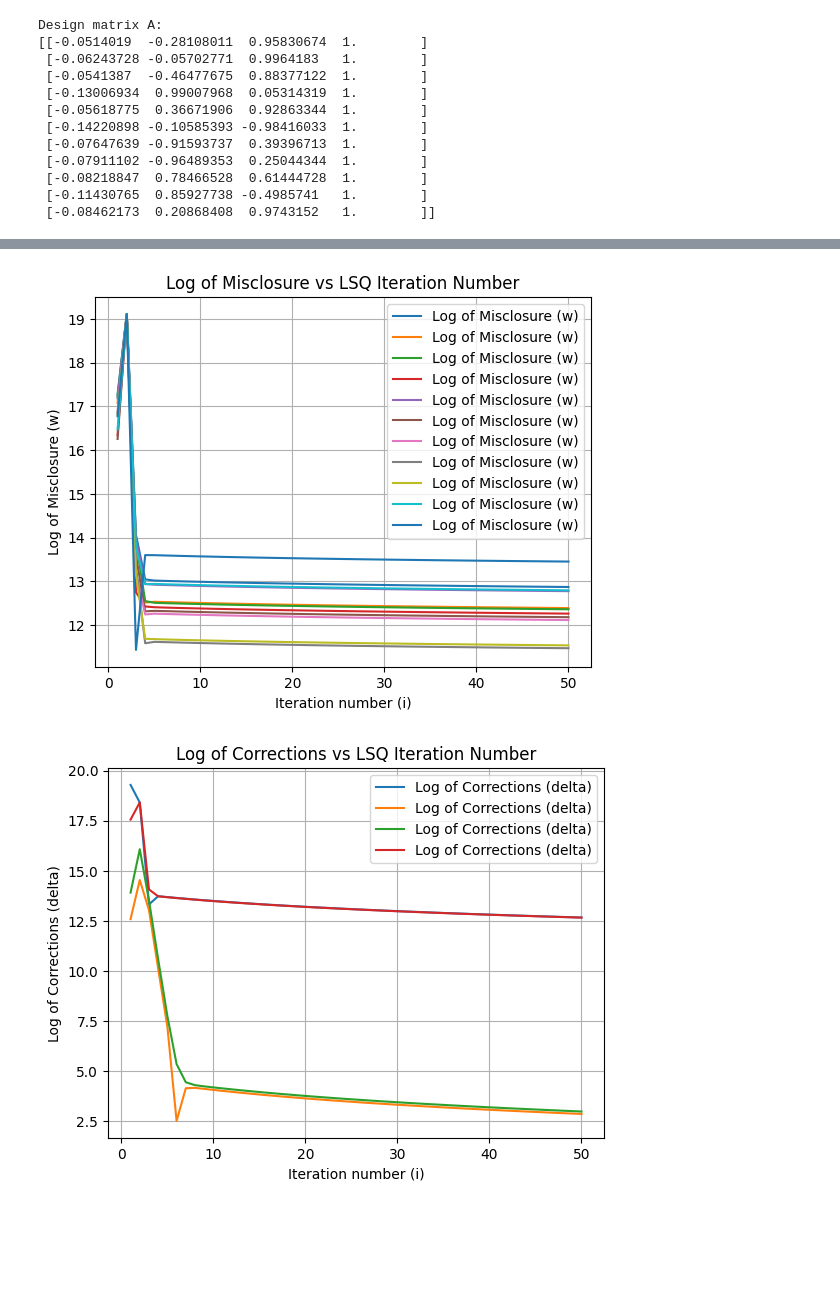
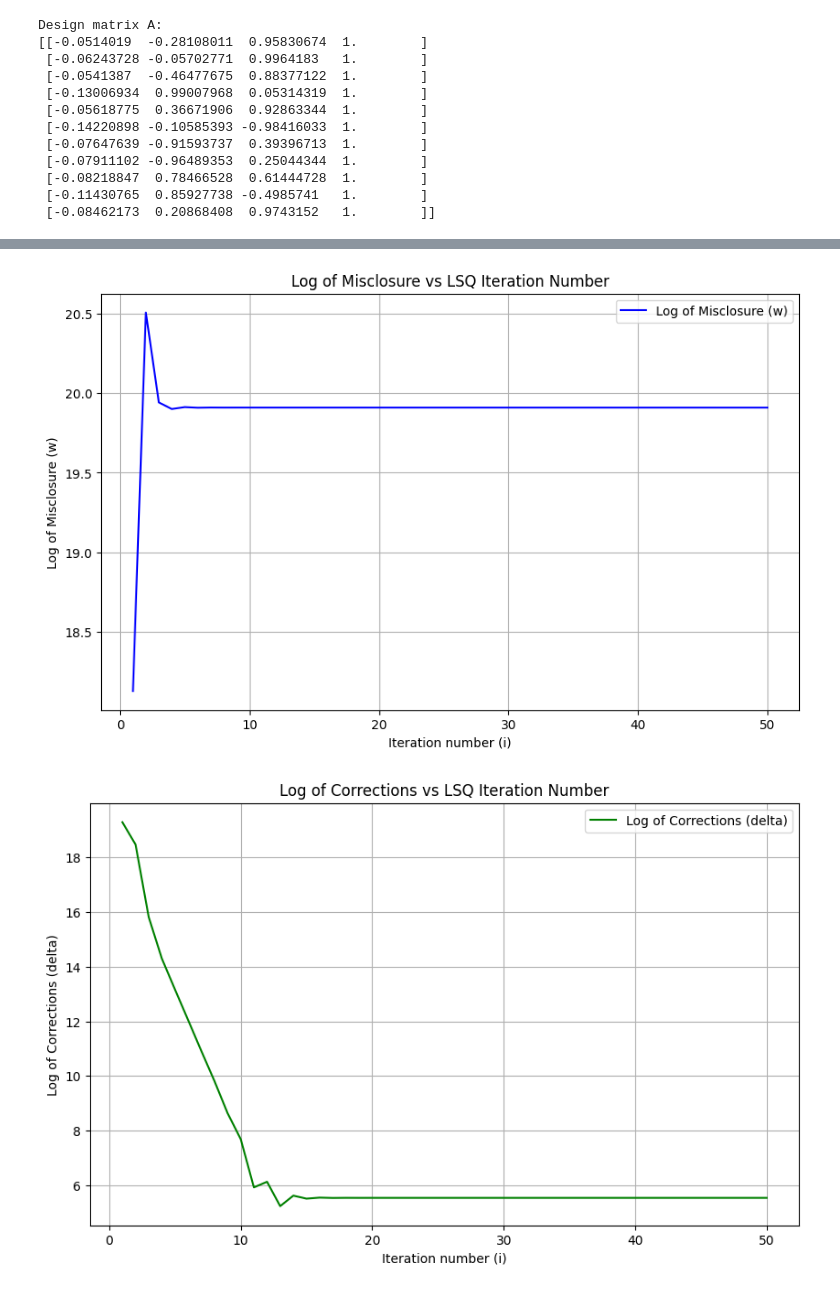
Before and after one commit to Kaushini1408/engg680_2024_fall, a Jupyter notebook: Lab_Assignment2/Assignment2.ipynb, the cells around one changed output, grey strips where cells are left out. Cells and saved outputs as stored; diff of their text form; code cells hidden in the pictures; blank space fills up the shorter version.

```diff
--- a/Lab_Assignment2/Assignment2.ipynb
+++ b/Lab_Assignment2/Assignment2.ipynb
@@ -715,40 +750,43 @@ Number of iterations: 50
 # %%
 # step 12
 # Using the imported matplotlib, plot the following (3 marks in total). Make sure to include proper axes information, legend, grid lines and title.
 
 # 1. Plot log of the misclosure w against the LSQ iteration number i
 # (1 marks)
+import numpy as np
 import matplotlib.pyplot as plt
-plt.figure()
-plt.plot(arr_i, np.log(np.abs(arr_w)), label='Log of Misclosure (w)')
+
+# 1. Plot log of the norm of misclosure w against the LSQ iteration number i
+plt.figure(figsize=(10, 6))
+norm_w = [np.linalg.norm(w) for w in arr_w]  # Compute the norm of misclosure for each iteration
+plt.plot(arr_i, np.log(np.abs(norm_w)), label='Log of Misclosure (w)', color='blue')
 plt.xlabel('Iteration number (i)')
 plt.ylabel('Log of Misclosure (w)')
 plt.title('Log of Misclosure vs LSQ Iteration Number')
 plt.grid(True)
 plt.legend()
 plt.show()
-# 2. Plot log of the corrections delta against the LSQ iteration number i
-# (1 marks)
-plt.figure()
-plt.plot(arr_i, np.log(np.abs(arr_delta)), label='Log of Corrections (delta)')
+
+# 2. Plot log of the norm of corrections delta against the LSQ iteration number i
+plt.figure(figsize=(10, 6))
+norm_delta = [np.linalg.norm(d[:3]) for d in arr_delta]  # Compute the norm of corrections for each iteration
+plt.plot(arr_i, np.log(np.abs(norm_delta)), label='Log of Corrections (delta)', color='green')
 plt.xlabel('Iteration number (i)')
 plt.ylabel('Log of Corrections (delta)')
 plt.title('Log of Corrections vs LSQ Iteration Number')
 plt.grid(True)
 plt.legend()
 plt.show()
 
-
 # 3. Plot log of the 3D position errors against the LSQ iteration number i
-# (1 marks)
-plt.figure()
-plt.plot(arr_i, np.log(np.abs(arr_err_pos)), label='Log of 3D Position Error')
+plt.figure(figsize=(10, 6))
+plt.plot(arr_i, np.log(np.abs(arr_err_pos)), label='Log of 3D Position Error', color='red')
 plt.xlabel('Iteration number (i)')
 plt.ylabel('Log of 3D Position Error')
 plt.title('Log of 3D Position Errors vs LSQ Iteration Number')
 plt.grid(True)
 plt.legend()
 plt.show()
 # %% [output]
-[figure, old version]
+[figure, new version]
-[figure, old version]
+[figure, new version]
```
Also changed, not shown: parts of 4 cells of this notebook.
